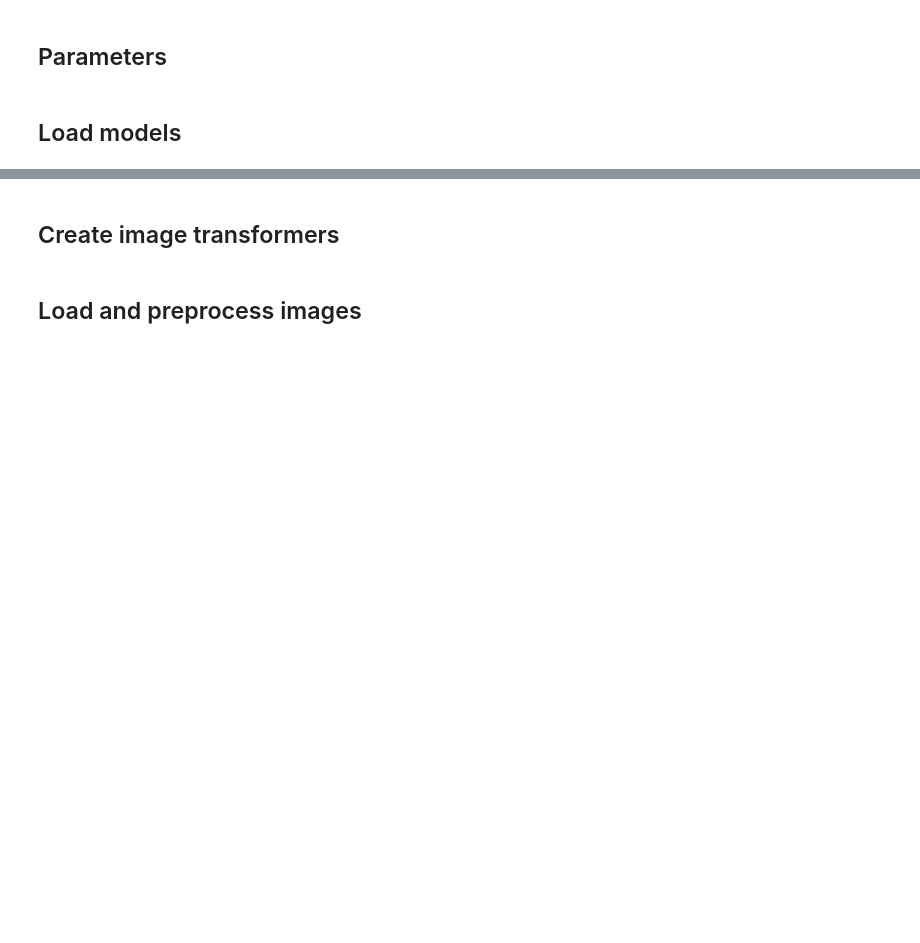
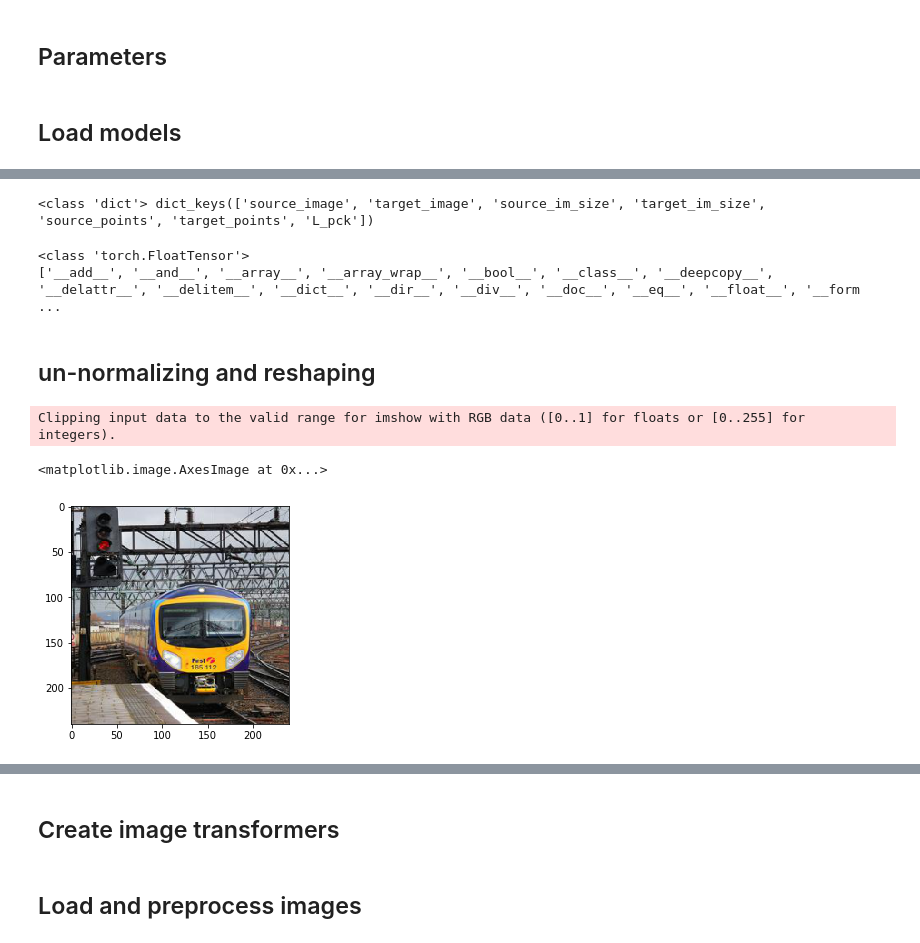
Before and after one commit to hukim1112/weakalign, a Jupyter notebook: test.ipynb, the cells around one changed output, grey strips where cells are left out. Saved outputs shown, nothing was run; the diff lists cells and outputs as text; code cells hidden in the pictures; blank space fills up the shorter version.

```diff
--- a/test.ipynb
+++ b/test.ipynb
@@ -205,0 +122,24 @@ torch.Size([1, 3, 240, 240])
+# %%
+batch = iter(dataloader)
+# %%
+x = batch.next()
+# %%
+print(type(x), x.keys())
+# %% [output]
+<class 'dict'> dict_keys(['source_image', 'target_image', 'source_im_size', 'target_im_size', 'source_points', 'target_points', 'L_pck'])
+# %%
+batch_source_img = x['source_image']
+batch_target_img = x['target_image']
+# %% [output]
+<class 'torch.FloatTensor'>
+['__add__', '__and__', '__array__', '__array_wrap__', '__bool__', '__class__', '__deepcopy__', '__delattr__', '__delitem__', '__dict__', '__dir__', '__div__', '__doc__', '__eq__', '__float__', '__form ...
+# %% [markdown]
+## un-normalizing and reshaping
+# %%
+source_img_numpy = normalize_image(batch_source_img, forward=False)[1].transpose(1, 0).transpose(1, 2).cpu().numpy()
+# %%
+plt.imshow(source_img_numpy)
+# %% [output]
+Clipping input data to the valid range for imshow with RGB data ([0..1] for floats or [0..255] for integers).
+<matplotlib.image.AxesImage at 0x...>
+[figure, added]
```
Also changed, not shown: parts of 30 cells of this notebook, 4 other files.
